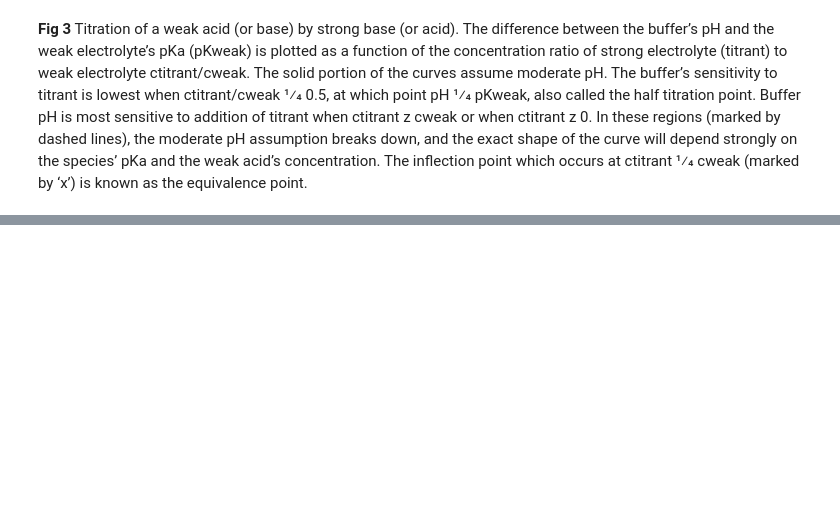
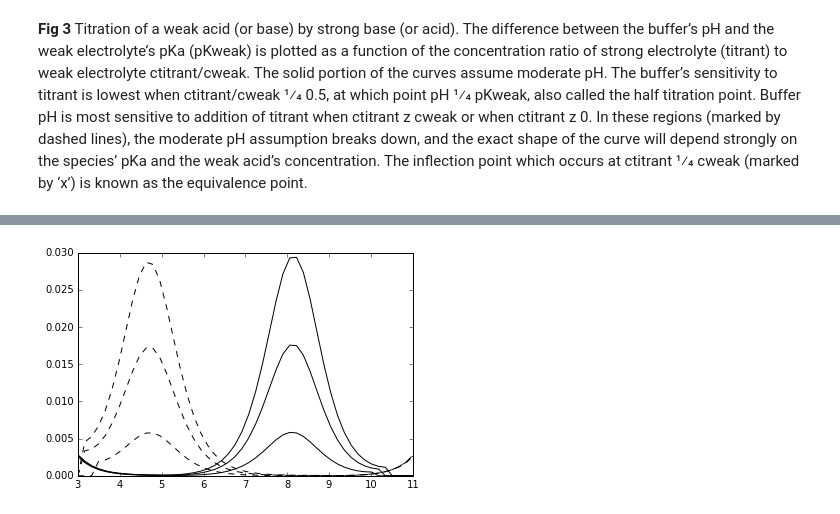
Before and after one commit to lewisamarshall/ionize, a Jupyter notebook: Benchmarks.ipynb, the cells around one changed output, grey strips where cells are left out. Saved outputs shown, nothing was run; the diff lists cells and outputs as text; code cells hidden in the pictures; blank space fills up the shorter version.

```diff
--- a/Benchmarks.ipynb
+++ b/Benchmarks.ipynb
@@ -79,0 +94,24 @@ plot.show()
+# %%
+tris = db['tris']
+acetic = db['acetic acid']
+strong_acid = ionize.Ion('strong acid', [-1], [-2], [-1])
+strong_base = ionize.Ion('strong base', [1], [16], [1])
+pH = np.linspace(3, 11)
+conc = [.01, .03, .05]
+
+for buff, titrant, style in [(tris, strong_acid, 'k'),
+                             (acetic, strong_base, '--k')]:
+    for c in conc:
+        cap = []
+        for p in pH:
+            try:
+                sol = ionize.Solution(buff, c).titrate(titrant, p)
+                cap.append(sol.buffering_capacity())
+            except:
+                cap.append(0)
+        plot.plot(pH, cap, style)
+plot.xlabel('Buffer pH')
+plot.ylabel('Buffer Capacity (M)')
+plot.show()
+# %% [output]
+[figure, added]
```
Also changed, not shown: parts of 8 cells of this notebook.
